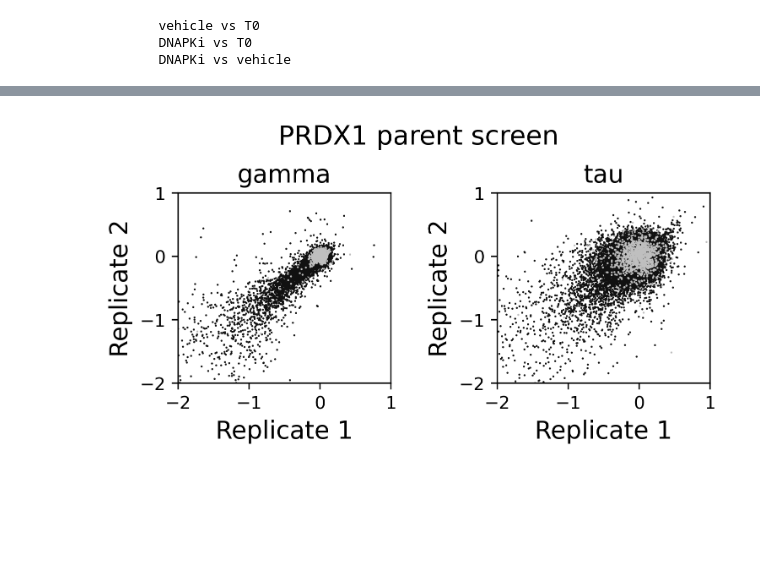
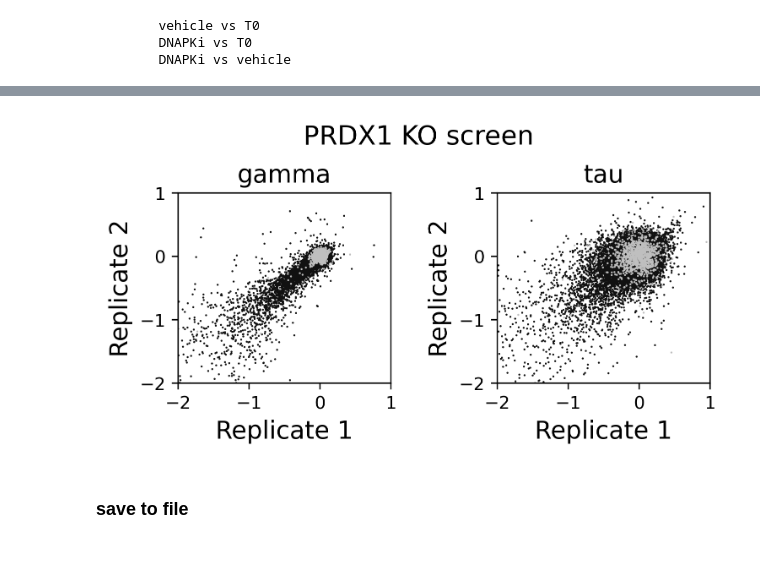
Before and after one commit to abearab/DDRi-screens, a Jupyter notebook: CRISPRi-PRDX1-screens/2_screen_analysis.ipynb, the cells around one changed output, grey strips where cells are left out. Drawn from its saved outputs; the diff is of its cells as text; code cells hidden in the pictures; blank space fills up the shorter version.

```diff
--- a/CRISPRi-PRDX1-screens/2_screen_analysis.ipynb
+++ b/CRISPRi-PRDX1-screens/2_screen_analysis.ipynb
@@ -354,16 +385,18 @@ pdata.obs['replicate'] = pdata.obs.index.str.split('_').str[2]
 # %%
 fig, axes = plt.subplots(ncols=2,
                          figsize=(5,3),
                          gridspec_kw={'wspace': 0.5, 'left': 0.12,'top':.8,'bottom':.3},
                          # sharey=True
                         )
 scp.pl.plotReplicateScatter(axes[0], pdata, 'gamma_replicate_1','gamma_replicate_2','gamma',max_val=1)
 scp.pl.plotReplicateScatter(axes[1], pdata, 'tau_replicate_1','tau_replicate_2','tau',max_val=1)
 
 
-fig.suptitle('PRDX1 parent screen',fontsize=15)
+fig.suptitle('PRDX1 KO screen',fontsize=15)
 
 # plt.savefig('NAC_counts_qc.pdf',bbox_inches='tight')
 plt.show()
 # %% [output]
-[figure, old version]
+[figure, new version]
+# %% [markdown]
+### save to file
```
Also changed, not shown: parts of 17 cells of this notebook, 7 other files.
